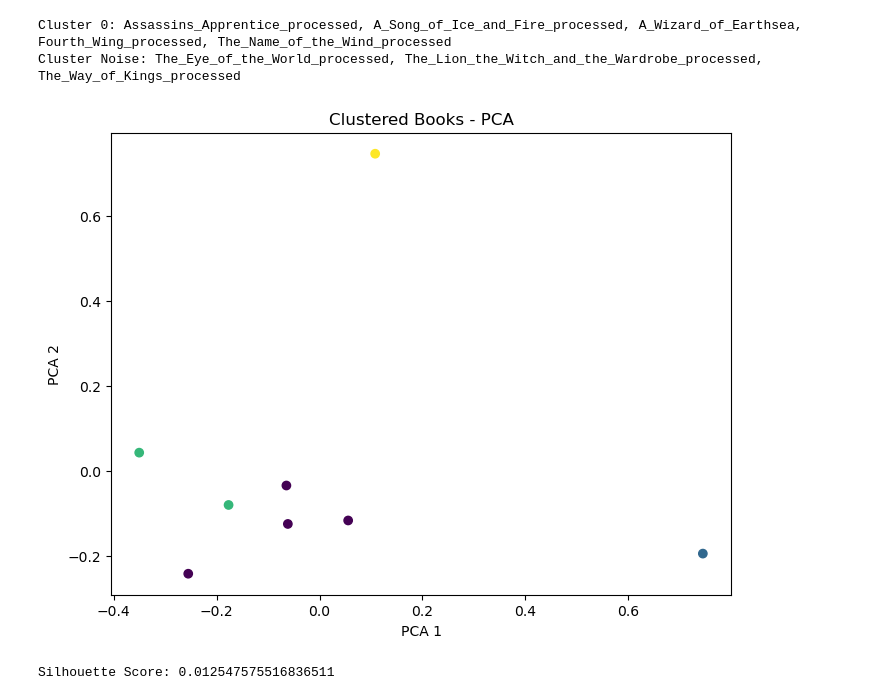
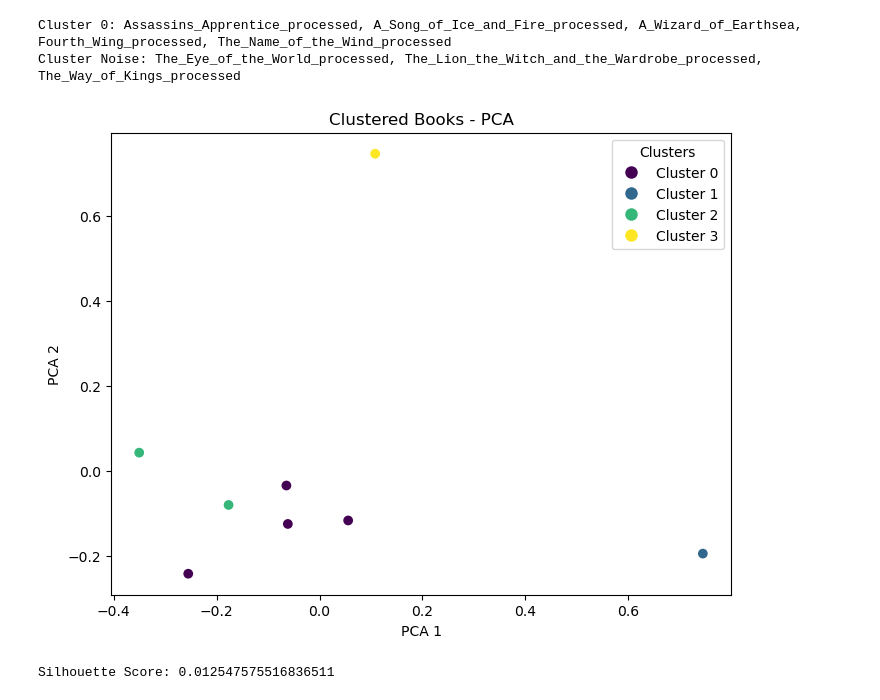
Before and after one commit to curtisjj42/book-report, a Jupyter notebook: preprocessing.ipynb, the cells around one changed output. Saved outputs shown, nothing was run; the diff lists cells and outputs as text; code cells hidden in the pictures.

Commit message:
preliminary report analysis and visualization

```diff
--- a/preprocessing.ipynb
+++ b/preprocessing.ipynb
@@ -106,20 +106,32 @@ Cluster Noise: The_Eye_of_the_World_processed, The_Lion_the_Witch_and_the_Wardro
 # %%
 from sklearn.decomposition import PCA
 import matplotlib.pyplot as plt
+import numpy as np
 
 # Reduce dimensionality to 2D using PCA
 pca = PCA(n_components=2)
-reduced_X = pca.fit_transform(X.toarray())
+reduced_X = pca.fit_transform(X.toarray())  # Assuming X is the vectorized document-term matrix
 
 # Plot the clusters
 plt.figure(figsize=(8, 6))
-plt.scatter(reduced_X[:, 0], reduced_X[:, 1], c=clusters, cmap='viridis')
+scatter = plt.scatter(reduced_X[:, 0], reduced_X[:, 1], c=kmeans.labels_, cmap='viridis')
+
+# Create a legend with the cluster labels
+handles = []
+for cluster in np.unique(kmeans.labels_):
+    handle = plt.Line2D([0], [0], marker='o', color='w', label=f"Cluster {cluster}",
+                        markerfacecolor=scatter.cmap(scatter.norm(cluster)), markersize=10)
+    handles.append(handle)
+
+# Add the legend to the plot
+plt.legend(handles=handles, title="Clusters")
+
 plt.title("Clustered Books - PCA")
 plt.xlabel('PCA 1')
 plt.ylabel('PCA 2')
 plt.show()
 # %% [output]
-[figure, old version]
+[figure, new version]
 # %%
 from sklearn.metrics import silhouette_score
 
```
